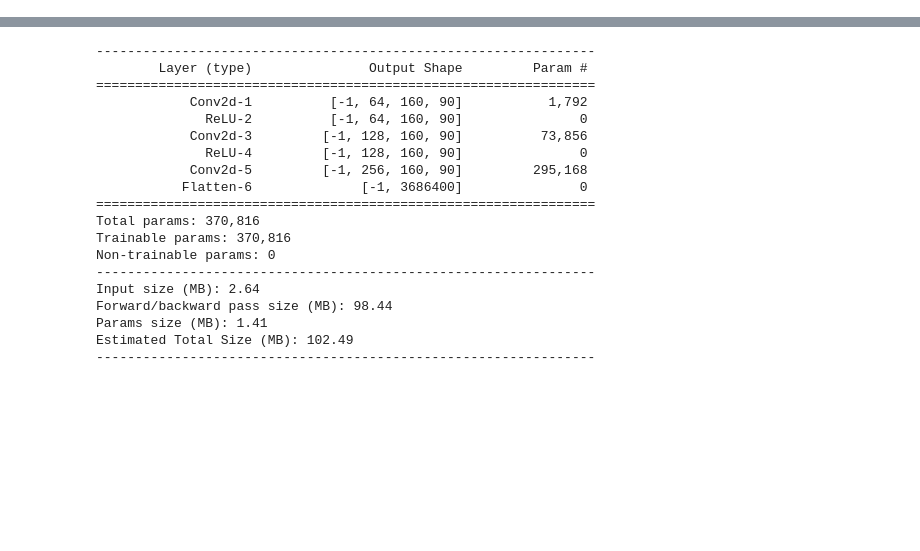
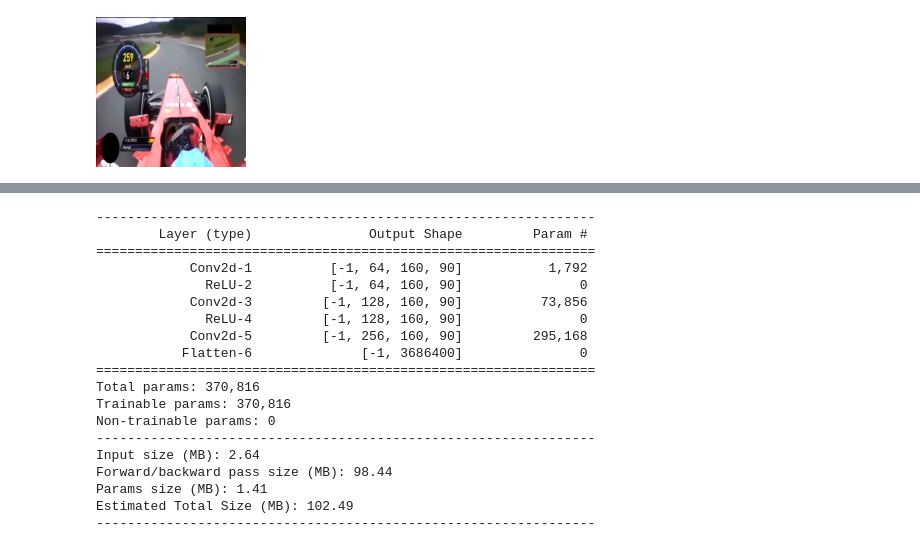
Before and after one commit to andrea-gasparini/f1-racing-cars-tracking, a Jupyter notebook: notebook.ipynb, the cells around one changed output, grey strips where cells are left out. Drawn from its saved outputs; the diff is of its cells as text; code cells hidden in the pictures; blank space fills up the shorter version.

```diff
--- a/notebook.ipynb
+++ b/notebook.ipynb
@@ -6,7 +8,17 @@ from pytorch_lightning import Trainer
 # %%
+augmentation = torch.nn.Sequential(
+	transforms.Resize((150, 150))
+)
+
 data_module = RacingF1DataModule(32, 'dataset/', val_subdirs=['racing-1-val'],
 								 				 test_subdirs=['racing-1-test'],
-								 				 train_subdirs=['racing-1-train'])
+								 				 train_subdirs=['racing-1-train'], data_transform=augmentation)
 data_module.setup('fit')
 # %%
 data_loader = data_module.train_dataloader()
+# %%
+image, image_with_bounding_box = data_module.train_dataset.show_image(0)
+# %%
+display(image)
+# %% [output]
+[figure, added]
```
Also changed, not shown: parts of 2 cells of this notebook, 3 other files.
